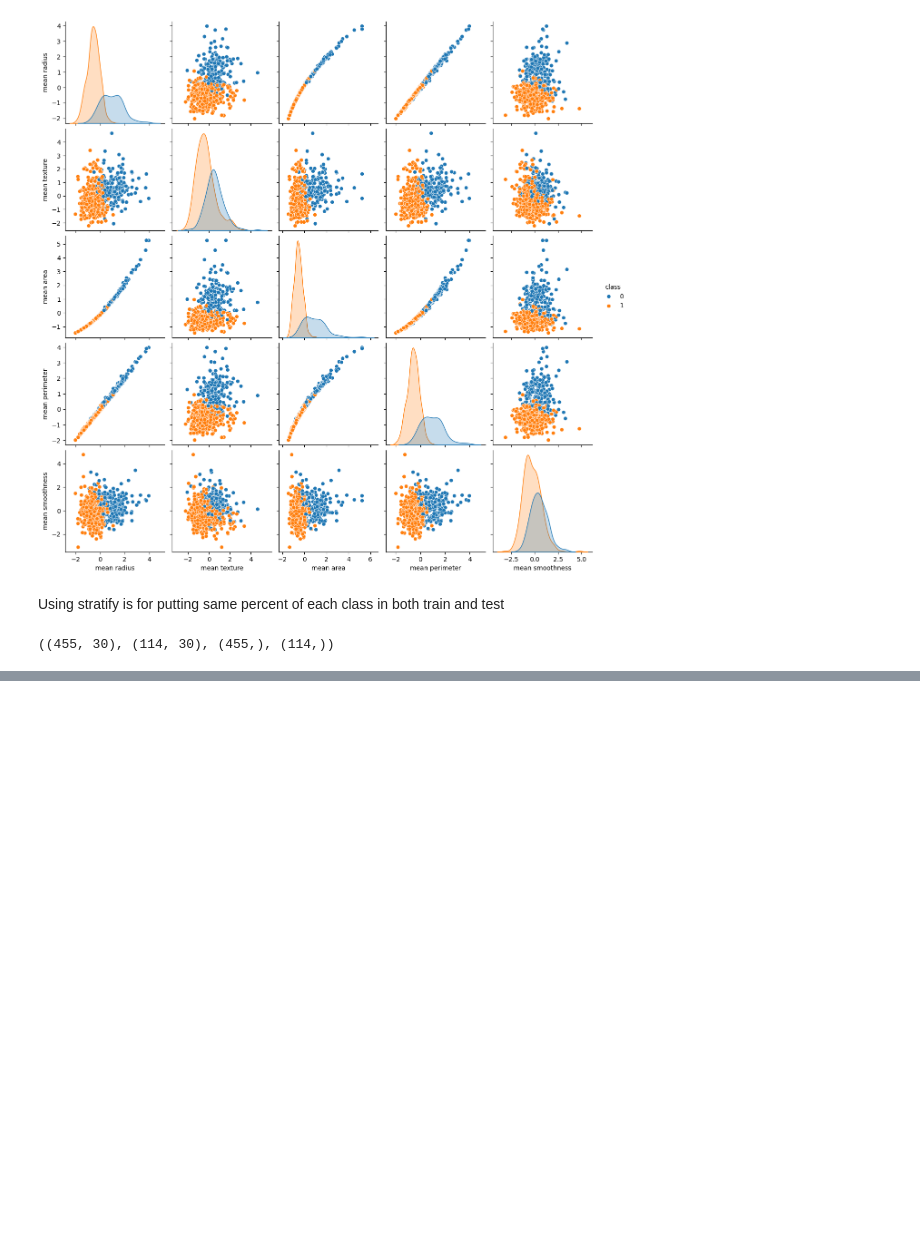
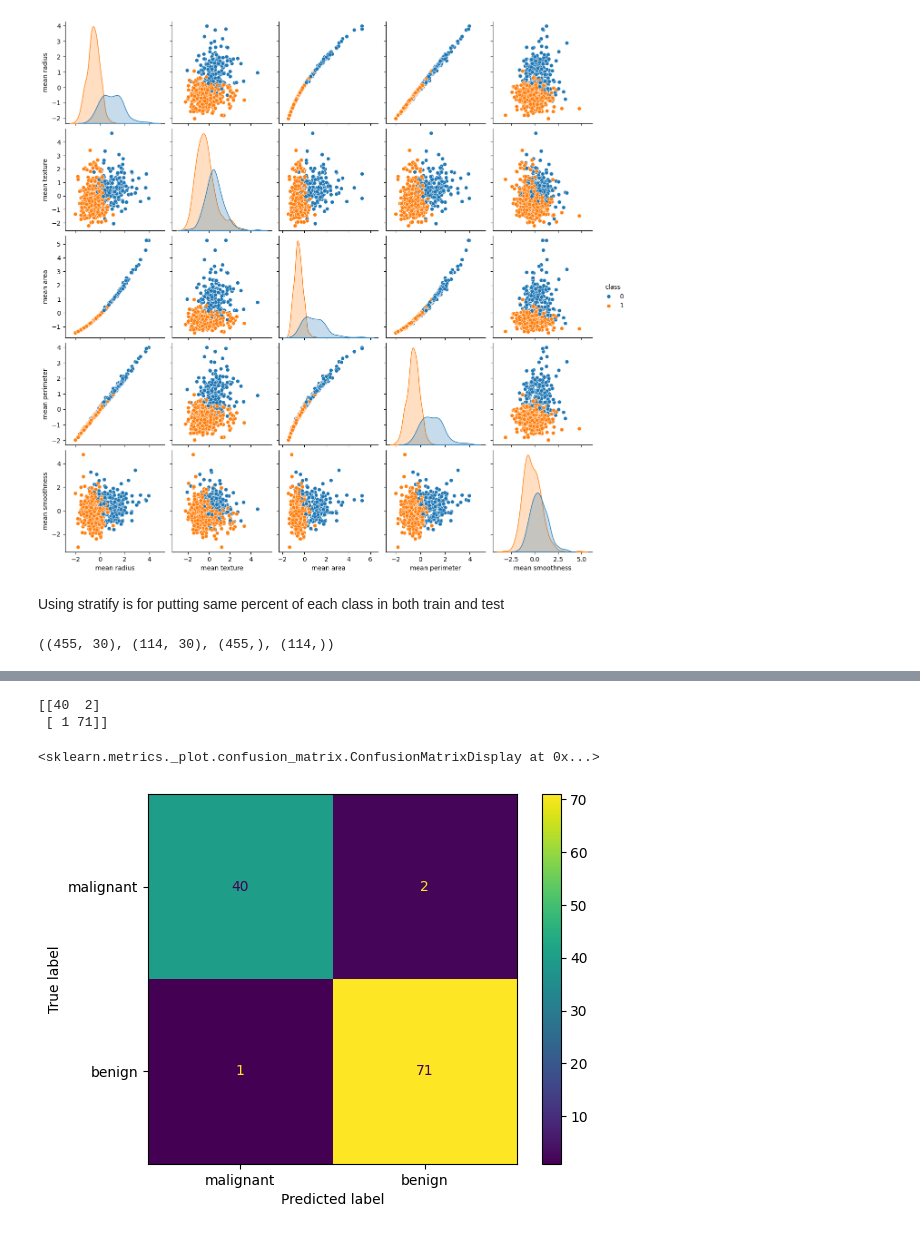
Before and after one commit to arashniroomand/MachineLearning, a Jupyter notebook: Practical_MasterClass/Support VectorMachines/main.ipynb, the cells around one changed output, grey strips where cells are left out. Cells and saved outputs as stored; diff of their text form; code cells hidden in the pictures; blank space fills up the shorter version.

```diff
--- a/Practical_MasterClass/Support VectorMachines/main.ipynb
+++ b/Practical_MasterClass/Support VectorMachines/main.ipynb
@@ -91,7 +91,7 @@ sns.pairplot(df_, hue = 'class', vars = ['mean radius', 'mean texture', 'mean ar
 # %% [markdown]
 Using stratify is for putting same percent of each class in both train and test
 # %%
-X_train, X_test, y_train, y_test = train_test_split(X, y , test_size = 0.2,
+X_train, X_test, y_train, y_test = train_test_split(X_scaled, y , test_size = 0.2,
                                     random_state = 0, stratify= df['class'])
 
 X_train.shape, X_test.shape, y_train.shape, y_test.shape
@@ -99,0 +102,4 @@ X_train.shape, X_test.shape, y_train.shape, y_test.shape
+# %%
+clf = svm.LinearSVC(dual = False, max_iter = 10000)
+clf.fit(X_train, y_train)
+y_predict = clf.predict(X_test)
@@ -99,0 +117,12 @@ X_train.shape, X_test.shape, y_train.shape, y_test.shape
+# %%
+print(metrics.confusion_matrix(y_test, y_predict))
+# %% [output]
+[[40  2]
+ [ 1 71]]
+# %%
+cm = metrics.confusion_matrix(y_test, y_predict)
+disp = metrics.ConfusionMatrixDisplay(cm, display_labels = cancer.target_names)
+disp.plot()
+# %% [output]
+<sklearn.metrics._plot.confusion_matrix.ConfusionMatrixDisplay at 0x...>
+[figure, added]
```
Also changed, not shown: parts of 2 cells of this notebook.
